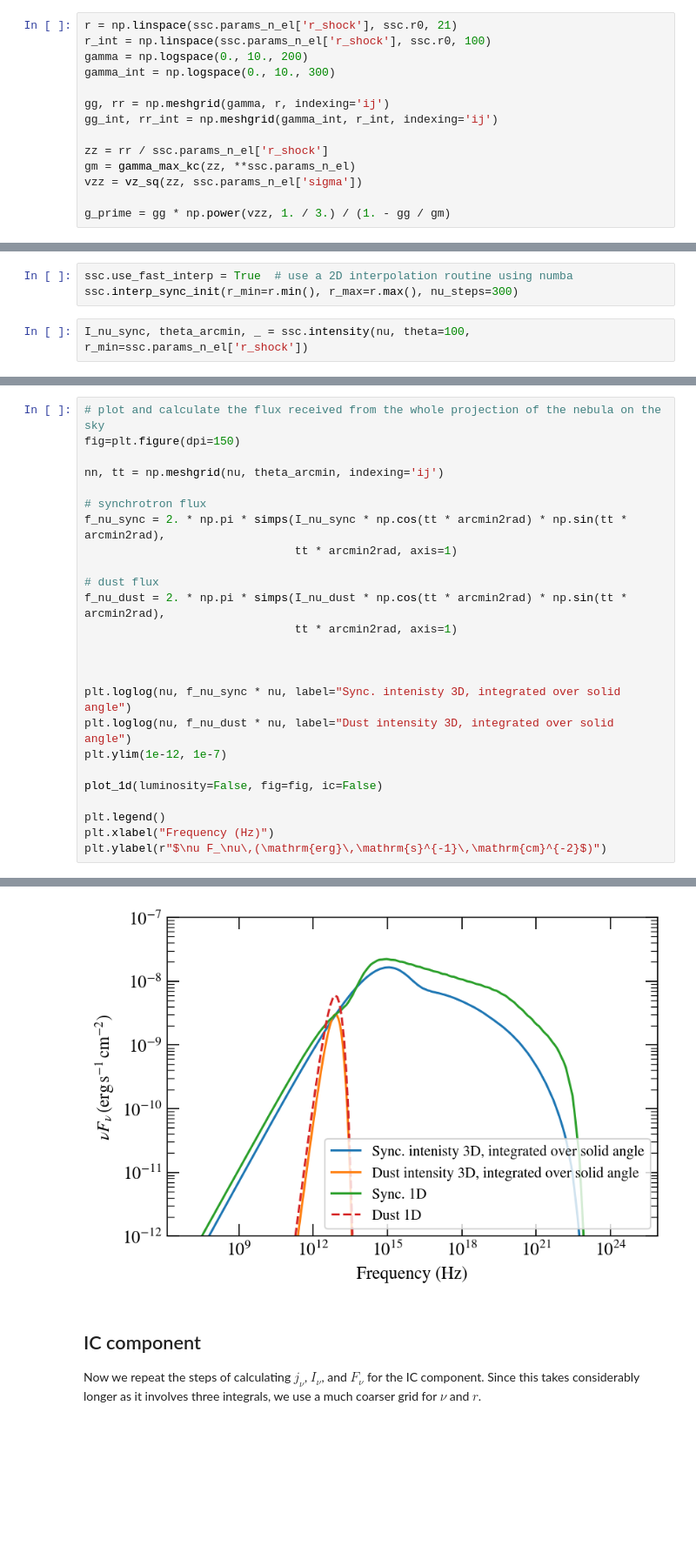
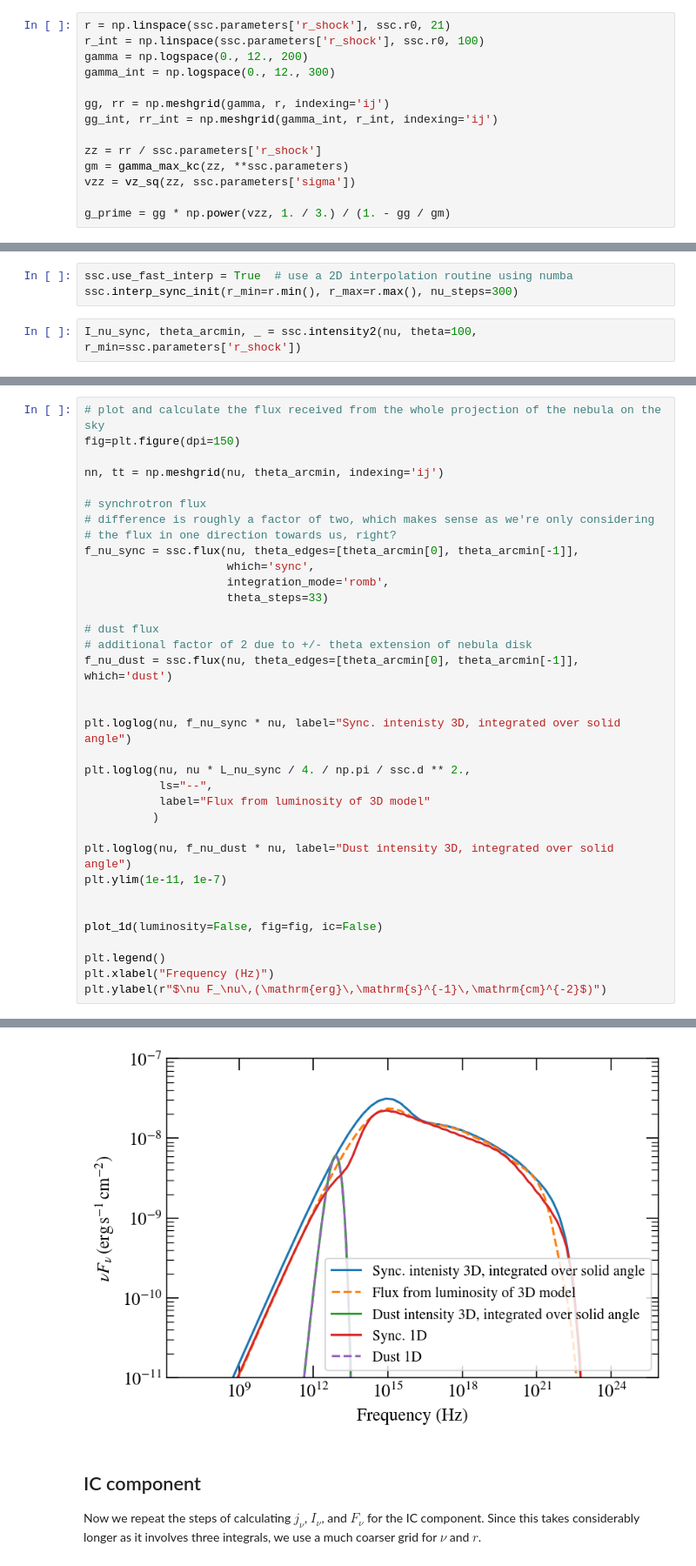
Before and after one commit to me-manu/crabmeyerpy, a Jupyter notebook: notebooks/demo_3d_KC.ipynb, the cells around one changed output, grey strips where cells are left out. Shown at 87% size. Cells and saved outputs as stored; diff of their text form; blank space fills up the shorter version.

```diff
--- a/notebooks/demo_3d_KC.ipynb
+++ b/notebooks/demo_3d_KC.ipynb
@@ -163,17 +160,17 @@ ssc = CrabSSC3D(copy.deepcopy(config), n_el_spec, B_kc, d_kpc=d, r0_pc=r0_pc, lo
 # %% [markdown]
 ## plot the electron density at different radii
 # %%
-r = np.linspace(ssc.params_n_el['r_shock'], ssc.r0, 21)
-r_int = np.linspace(ssc.params_n_el['r_shock'], ssc.r0, 100)
-gamma = np.logspace(0., 10., 200)
-gamma_int = np.logspace(0., 10., 300)
+r = np.linspace(ssc.parameters['r_shock'], ssc.r0, 21)
+r_int = np.linspace(ssc.parameters['r_shock'], ssc.r0, 100)
+gamma = np.logspace(0., 12., 200)
+gamma_int = np.logspace(0., 12., 300)
 
 gg, rr = np.meshgrid(gamma, r, indexing='ij')
 gg_int, rr_int = np.meshgrid(gamma_int, r_int, indexing='ij')
 
-zz = rr / ssc.params_n_el['r_shock']
-gm = gamma_max_kc(zz, **ssc.params_n_el)
-vzz = vz_sq(zz, ssc.params_n_el['sigma'])
+zz = rr / ssc.parameters['r_shock']
+gm = gamma_max_kc(zz, **ssc.parameters)
+vzz = vz_sq(zz, ssc.parameters['sigma'])
 
 g_prime = gg * np.power(vzz, 1. / 3.) / (1. - gg / gm)
 # %%
@@ -330,4 +327,4 @@ $$F_\nu = \int I_\nu \cos\theta d\Omega = 2\pi\int_0^\theta I_\nu\cos\theta'\sin
 ssc.use_fast_interp = True  # use a 2D interpolation routine using numba
 ssc.interp_sync_init(r_min=r.min(), r_max=r.max(), nu_steps=300)
 # %%
-I_nu_sync, theta_arcmin, _ = ssc.intensity(nu, theta=100, r_min=ssc.params_n_el['r_shock'])
+I_nu_sync, theta_arcmin, _ = ssc.intensity2(nu, theta=100, r_min=ssc.parameters['r_shock'])
@@ -389,18 +404,28 @@ fig=plt.figure(dpi=150)
 nn, tt = np.meshgrid(nu, theta_arcmin, indexing='ij')
 
 # synchrotron flux
-f_nu_sync = 2. * np.pi * simps(I_nu_sync * np.cos(tt * arcmin2rad) * np.sin(tt * arcmin2rad),
-                               tt * arcmin2rad, axis=1)
+# difference is roughly a factor of two, which makes sense as we're only considering
+# the flux in one direction towards us, right?
+f_nu_sync = ssc.flux(nu, theta_edges=[theta_arcmin[0], theta_arcmin[-1]],
+                     which='sync',
+                     integration_mode='romb',
+                     theta_steps=33)
 
 # dust flux
-f_nu_dust = 2. * np.pi * simps(I_nu_dust * np.cos(tt * arcmin2rad) * np.sin(tt * arcmin2rad),
-                               tt * arcmin2rad, axis=1)
-
+# additional factor of 2 due to +/- theta extension of nebula disk
+f_nu_dust = ssc.flux(nu, theta_edges=[theta_arcmin[0], theta_arcmin[-1]], which='dust')
 
 
 plt.loglog(nu, f_nu_sync * nu, label="Sync. intenisty 3D, integrated over solid angle")
+
+plt.loglog(nu, nu * L_nu_sync / 4. / np.pi / ssc.d ** 2.,
+           ls="--",
+           label="Flux from luminosity of 3D model"
+          )
+
 plt.loglog(nu, f_nu_dust * nu, label="Dust intensity 3D, integrated over solid angle")
-plt.ylim(1e-12, 1e-7)
+plt.ylim(1e-11, 1e-7)
+
 
 plot_1d(luminosity=False, fig=fig, ic=False)
 
@@ -412,4 +439,4 @@ Text(0, 0.5, '$\\nu F_\\nu\\,(\\mathrm{erg}\\,\\mathrm{s}^{-1}\\,\\mathrm{cm}^{-
-[figure, old version]
+[figure, new version]
 # %% [markdown]
 ## IC component
 
```
Also changed, not shown: parts of 22 cells of this notebook, 1 other file.
